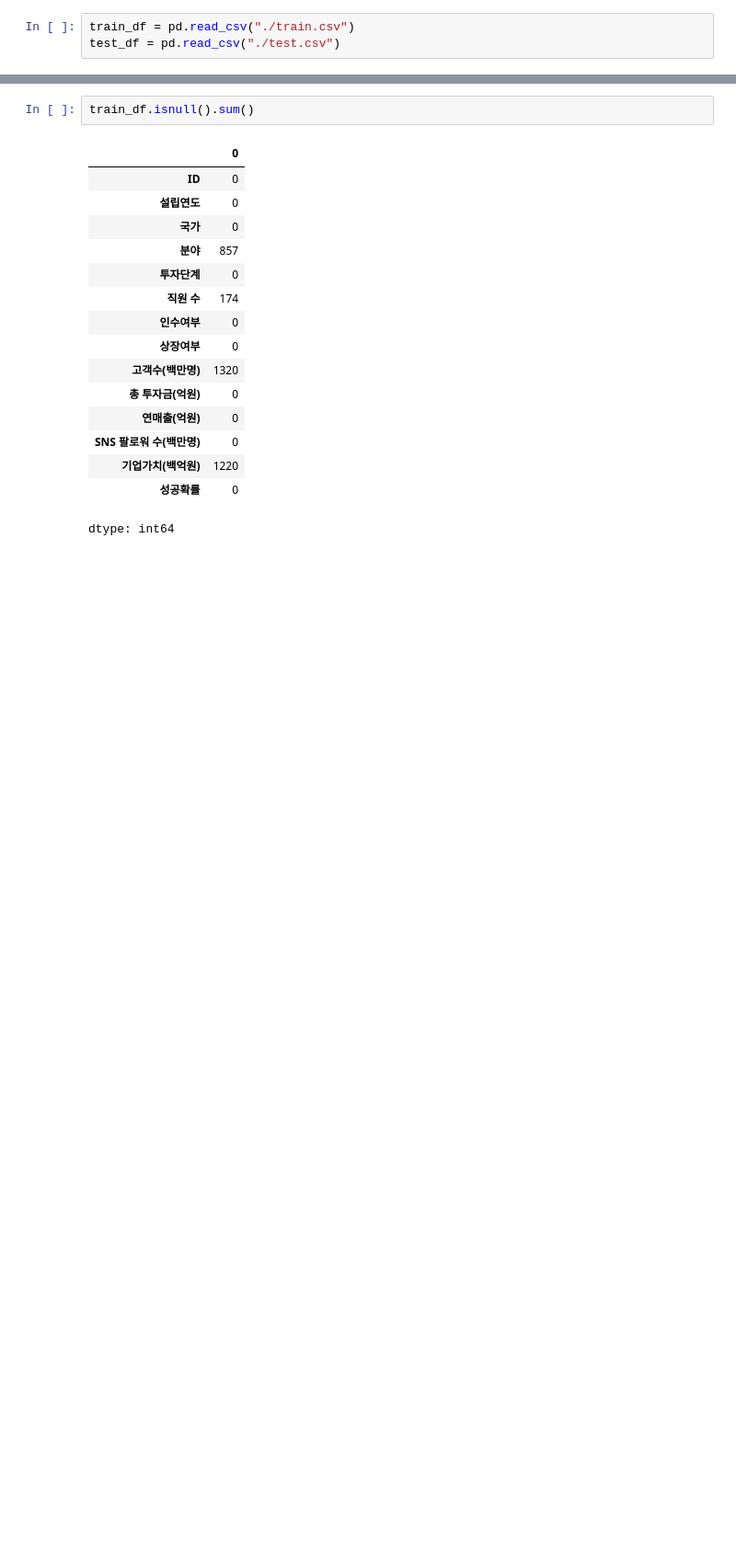
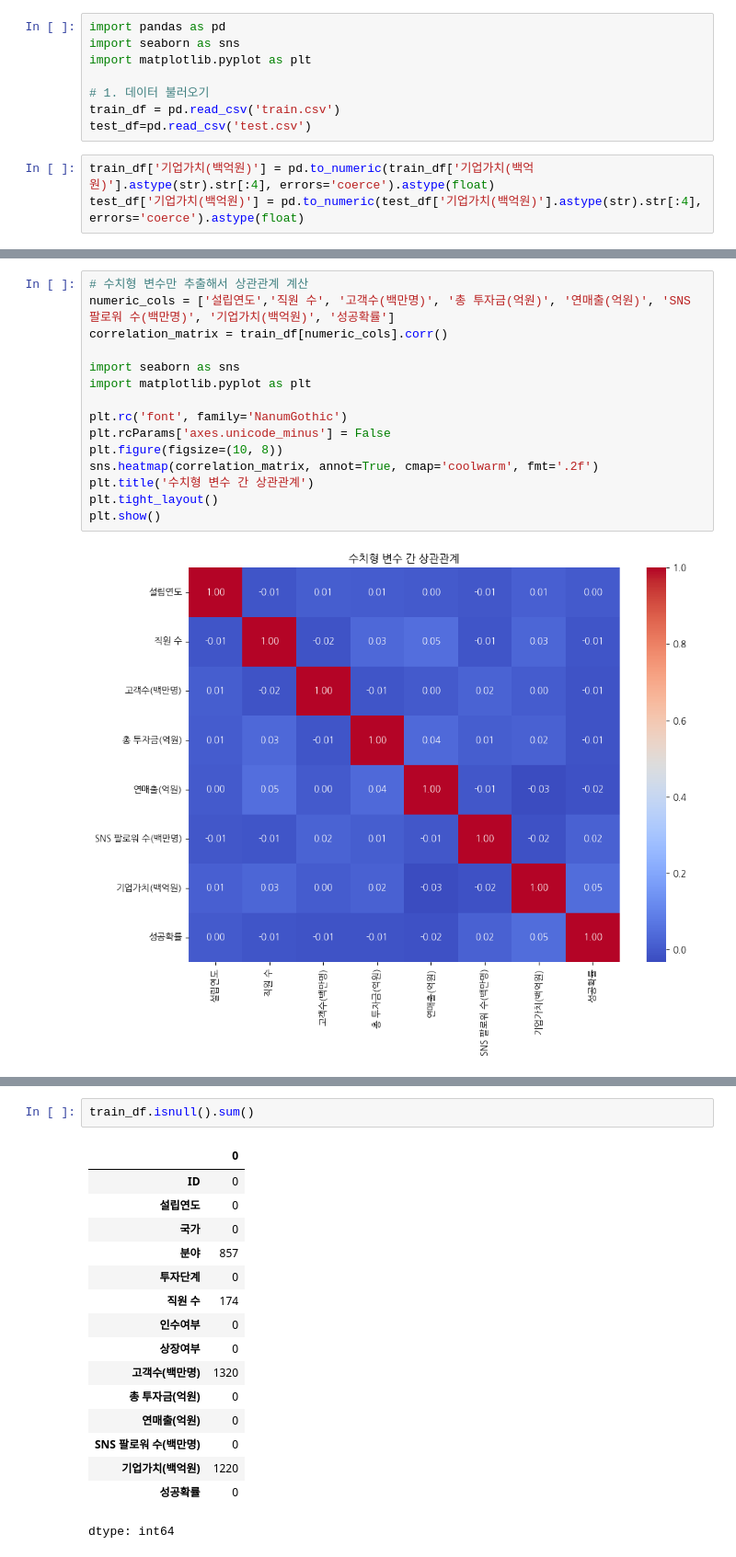
Before and after one commit to b00kkk/company_success_probability, a Jupyter notebook: the_probability_of_success_of_a_company.ipynb, the cells around one changed output, grey strips where cells are left out. Shown at 92% size. Saved outputs shown, nothing was run; the diff lists cells and outputs as text; blank space fills up the shorter version.

```diff
--- a/the_probability_of_success_of_a_company.ipynb
+++ b/the_probability_of_success_of_a_company.ipynb
@@ -3,6 +24,14 @@ import pandas as pd
 # %%
-train_df = pd.read_csv("./train.csv")
-test_df = pd.read_csv("./test.csv")
+import pandas as pd
+import seaborn as sns
+import matplotlib.pyplot as plt
+
+# 1. 데이터 불러오기
+train_df = pd.read_csv('train.csv')
+test_df=pd.read_csv('test.csv')
+# %%
+train_df['기업가치(백억원)'] = pd.to_numeric(train_df['기업가치(백억원)'].astype(str).str[:4], errors='coerce').astype(float)
+test_df['기업가치(백억원)'] = pd.to_numeric(test_df['기업가치(백억원)'].astype(str).str[:4], errors='coerce').astype(float)
 # %%
 train_df.head()
 # %% [output]
@@ -23,0 +64,17 @@ test_df.head()
+# %%
+# 수치형 변수만 추출해서 상관관계 계산
+numeric_cols = ['설립연도','직원 수', '고객수(백만명)', '총 투자금(억원)', '연매출(억원)', 'SNS 팔로워 수(백만명)', '기업가치(백억원)', '성공확률']
+correlation_matrix = train_df[numeric_cols].corr()
+
+import seaborn as sns
+import matplotlib.pyplot as plt
+
+plt.rc('font', family='NanumGothic')
+plt.rcParams['axes.unicode_minus'] = False
+plt.figure(figsize=(10, 8))
+sns.heatmap(correlation_matrix, annot=True, cmap='coolwarm', fmt='.2f')
+plt.title('수치형 변수 간 상관관계')
+plt.tight_layout()
+plt.show()
+# %% [output]
+[figure, added]
```
Also changed, not shown: parts of 25 cells of this notebook.
